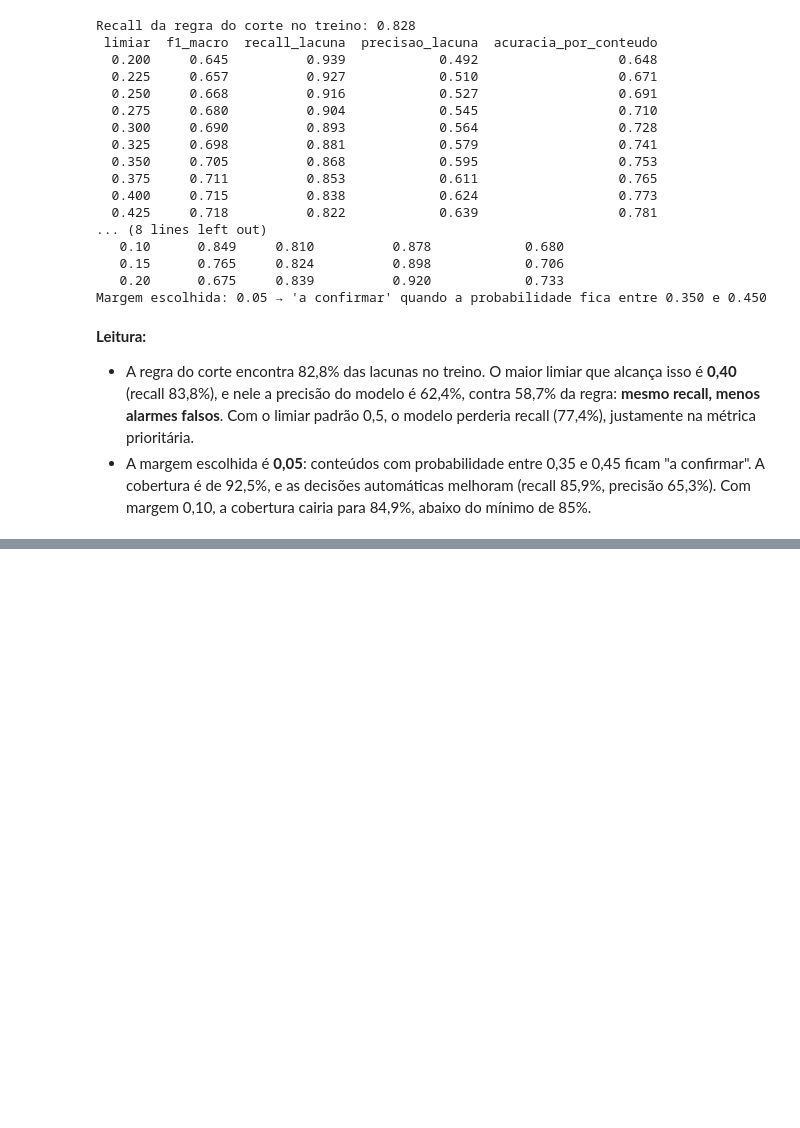
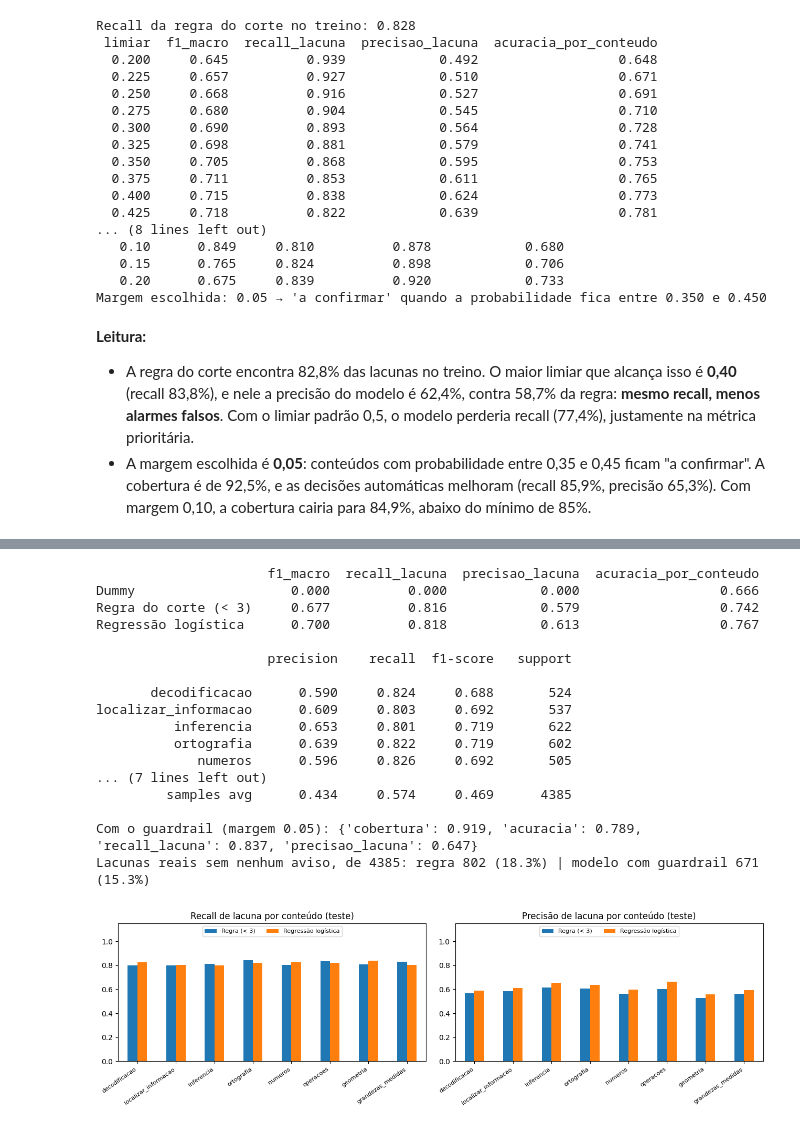
Before and after one commit to Stack-Society/gs_IAeML_2026-27, a Jupyter notebook: diagnostico_lacunas_aprendizagem.ipynb, the cells around one changed output, grey strips where cells are left out. Cells and saved outputs as stored; diff of their text form; code cells hidden in the pictures; blank space fills up the shorter version.

Commit message:
feat(modelo): avalia modelo e baselines no conjunto de teste

```diff
--- a/diagnostico_lacunas_aprendizagem.ipynb
+++ b/diagnostico_lacunas_aprendizagem.ipynb
@@ -1021,0 +1038,67 @@ Margem escolhida: 0.05 → 'a confirmar' quando a probabilidade fica entre 0.350
+# %%
+# Primeira e única vez que o modelo vê o teste: probabilidade de lacuna para cada aluno e conteúdo.
+proba_teste = modelo.predict_proba(X_teste)
+# Decisão sim/não com o limiar escolhido no treino (passo 12).
+pred_teste = prever_lacunas(proba_teste)
+# Decisão da melhor regra simples, para comparação.
+pred_regra = regra_corte(X_teste, CORTE_REGRA)
+# Tabela com as métricas dos três: Dummy, regra e modelo (.T põe um por linha).
+comparacao = pd.DataFrame({"Dummy": resumo(Y_teste, dummy.predict(X_teste)),
+                           f"Regra do corte (< {CORTE_REGRA})": resumo(Y_teste, pred_regra),
+                           NOME_MODELO: resumo(Y_teste, pred_teste)}).T
+# Tabela de comparação com 3 casas decimais.
+print(comparacao.round(3).to_string(), "\n")
+# Precisão, recall e F1 de cada conteúdo, mais as médias. target_names dá nome a cada linha.
+print(classification_report(Y_teste, pred_teste, target_names=CONTEUDOS, digits=3, zero_division=0))
+
+# Guardrail no teste: cobertura e qualidade das decisões automáticas, com a margem já fixada.
+guardrail_teste = qualidade_com_margem(Y_teste, proba_teste, MARGEM_DUVIDA)
+# round(float(v), 3) arredonda para 3 casas; float() converte o número do numpy em número do Python.
+print(f"Com o guardrail (margem {MARGEM_DUVIDA}):", {k: round(float(v), 3) for k, v in guardrail_teste.items()})
+
+# Do ponto de vista do aluno: quantas lacunas reais ficaram sem aviso nenhum
+# (nem "lacuna" nem "a confirmar")?
+# & é o "e" elemento a elemento: lacuna real E a regra disse "sem lacuna".
+sem_aviso_regra = ((Y_teste == 1) & (pred_regra == 0)).sum()
+# Para o modelo, "sem aviso" é ficar abaixo da faixa de dúvida (nem lacuna nem a confirmar).
+sem_aviso_modelo = ((Y_teste == 1) & (proba_teste < LIMIAR_LACUNA - MARGEM_DUVIDA)).sum()
+# Total de lacunas reais no teste e quantas cada abordagem deixou sem aviso.
+print(f"Lacunas reais sem nenhum aviso, de {Y_teste.sum()}: regra {sem_aviso_regra} ({sem_aviso_regra / Y_teste.sum():.1%}) | "
+      f"modelo com guardrail {sem_aviso_modelo} ({sem_aviso_modelo / Y_teste.sum():.1%})")
+
+# Dois gráficos lado a lado: recall e precisão por conteúdo, regra × modelo.
+fig, eixos = plt.subplots(1, 2, figsize=(13, 4))
+# zip junta cada eixo com um par (nome, função de métrica); as funções são passadas como valores.
+for ax, (nome, metrica) in zip(eixos, [("Recall", recall_score), ("Precisão", precision_score)]):
+    # average=None devolve a métrica de cada conteúdo separadamente (8 números), sem média.
+    por_conteudo = pd.DataFrame({f"Regra (< {CORTE_REGRA})": metrica(Y_teste, pred_regra, average=None),
+                                 NOME_MODELO: metrica(Y_teste, pred_teste, average=None)}, index=CONTEUDOS)
+    # ylim até 1,15 deixa espaço para a legenda acima das barras.
+    por_conteudo.plot.bar(ax=ax, rot=35, title=f"{nome} de lacuna por conteúdo (teste)", ylim=(0, 1.15))
+    # Nomes dos conteúdos inclinados no eixo x.
+    ax.set_xticklabels(CONTEUDOS, rotation=35, ha="right", fontsize=8)
+    # Legenda centralizada no alto, em 2 colunas.
+    ax.legend(fontsize=8, loc="upper center", ncol=2)
+# Ajusta os espaços entre os gráficos.
+fig.tight_layout()
+# Exibe a figura.
+plt.show()
+# %% [output]
+                      f1_macro  recall_lacuna  precisao_lacuna  acuracia_por_conteudo
+Dummy                    0.000          0.000            0.000                  0.666
+Regra do corte (< 3)     0.677          0.816            0.579                  0.742
+Regressão logística      0.700          0.818            0.613                  0.767
+
+                      precision    recall  f1-score   support
+
+       decodificacao      0.590     0.824     0.688       524
+localizar_informacao      0.609     0.803     0.692       537
+          inferencia      0.653     0.801     0.719       622
+          ortografia      0.639     0.822     0.719       602
+             numeros      0.596     0.826     0.692       505
+... (7 lines left out)
+         samples avg      0.434     0.574     0.469      4385
+
+Com o guardrail (margem 0.05): {'cobertura': 0.919, 'acuracia': 0.789, 'recall_lacuna': 0.837, 'precisao_lacuna': 0.647}
+Lacunas reais sem nenhum aviso, de 4385: regra 802 (18.3%) | modelo com guardrail 671 (15.3%)
+[figure, added]
```
Also changed, not shown: parts of 2 cells of this notebook.
